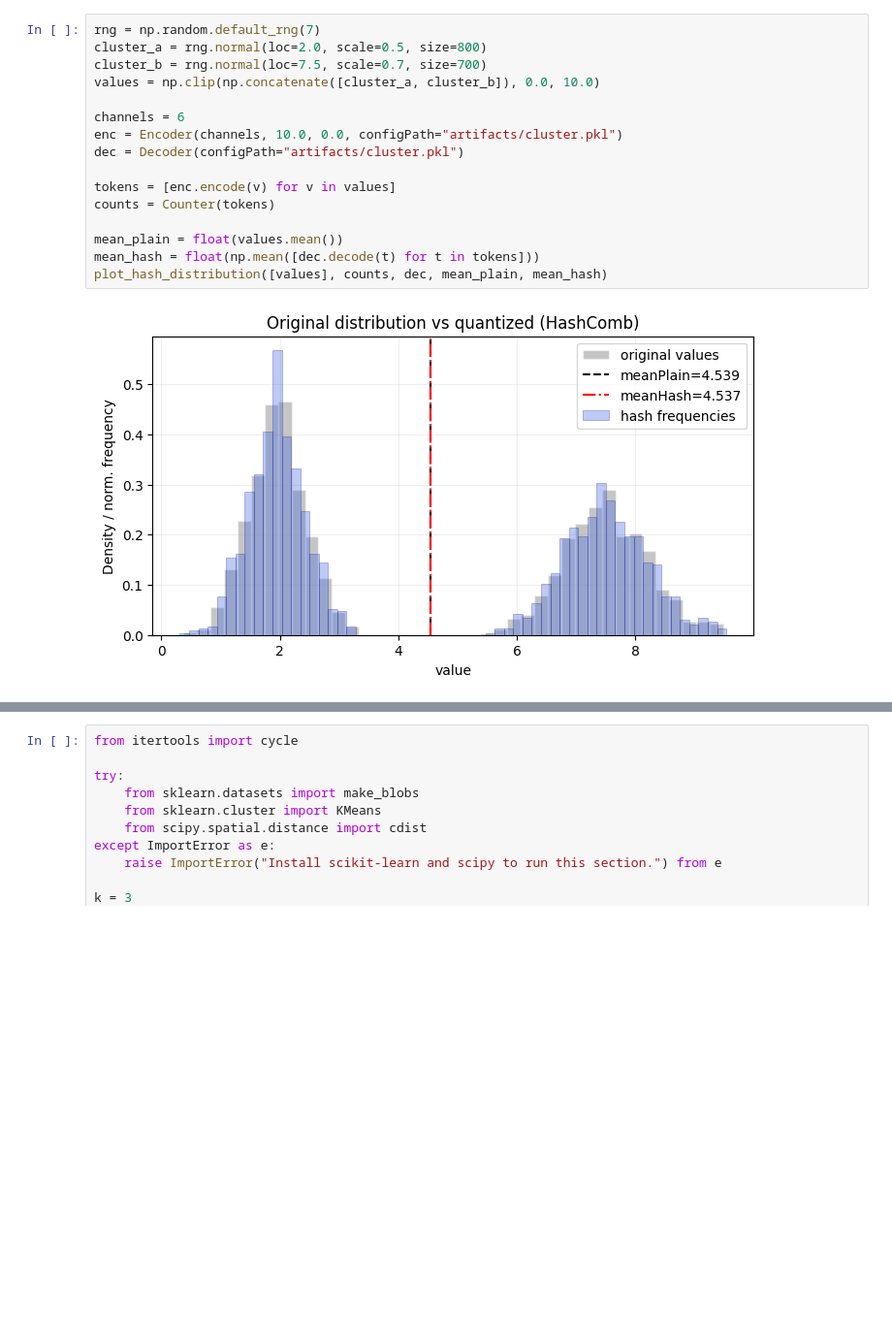
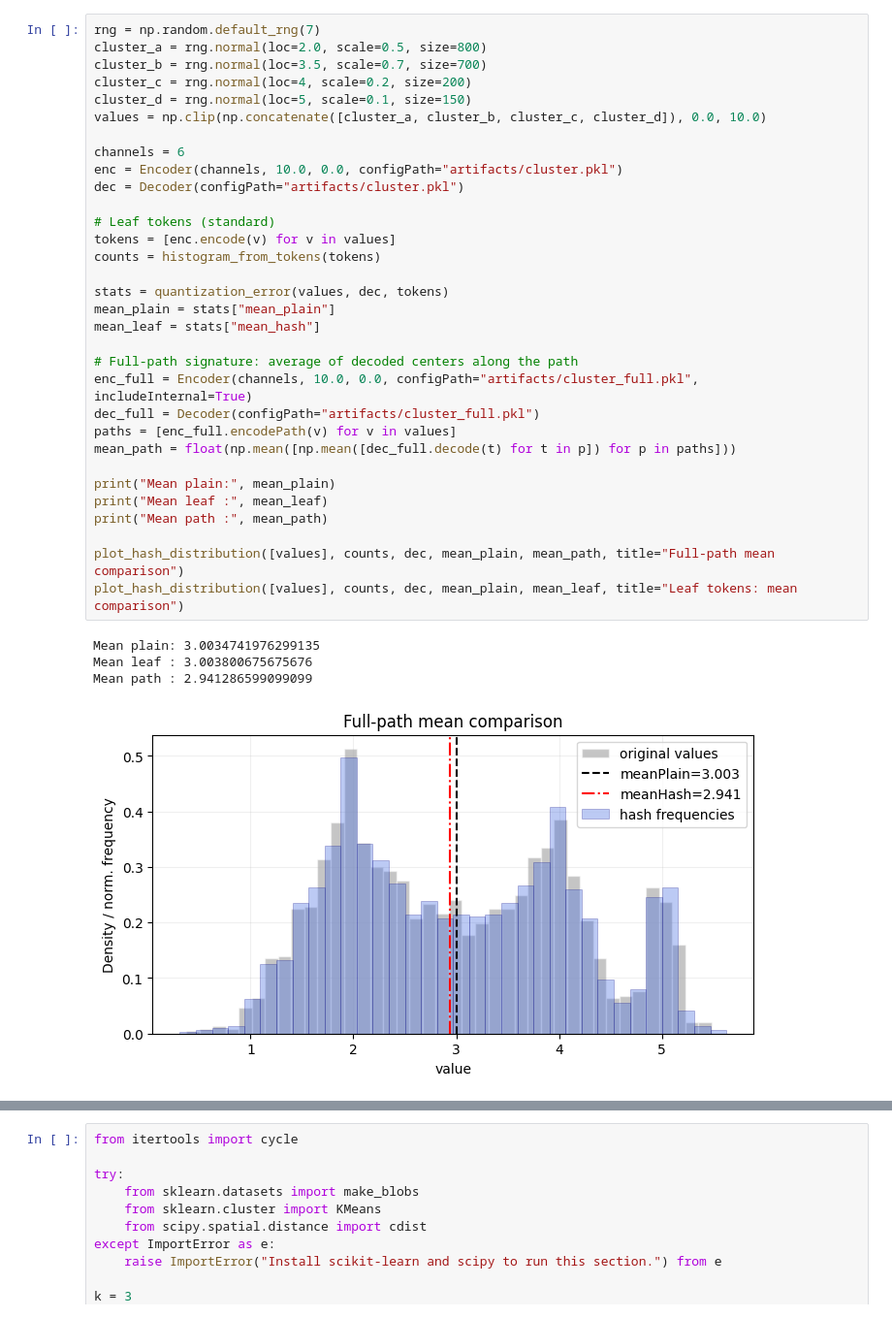
Before and after one commit to davidecerutti/HashComb, a Jupyter notebook: Hash-Comb-Python/notebooks/03_clustering.ipynb, the cells around one changed output, grey strips where cells are left out. Shown at 97% size. Cells and saved outputs as stored; diff of their text form; blank space fills up the shorter version.

```diff
--- a/Hash-Comb-Python/notebooks/03_clustering.ipynb
+++ b/Hash-Comb-Python/notebooks/03_clustering.ipynb
@@ -55,18 +58,37 @@ from utils_plot import plot_hash_distribution
 # %%
 rng = np.random.default_rng(7)
 cluster_a = rng.normal(loc=2.0, scale=0.5, size=800)
-cluster_b = rng.normal(loc=7.5, scale=0.7, size=700)
-values = np.clip(np.concatenate([cluster_a, cluster_b]), 0.0, 10.0)
+cluster_b = rng.normal(loc=3.5, scale=0.7, size=700)
+cluster_c = rng.normal(loc=4, scale=0.2, size=200)
+cluster_d = rng.normal(loc=5, scale=0.1, size=150)
+values = np.clip(np.concatenate([cluster_a, cluster_b, cluster_c, cluster_d]), 0.0, 10.0)
 
 channels = 6
 enc = Encoder(channels, 10.0, 0.0, configPath="artifacts/cluster.pkl")
 dec = Decoder(configPath="artifacts/cluster.pkl")
 
+# Leaf tokens (standard)
 tokens = [enc.encode(v) for v in values]
-counts = Counter(tokens)
+counts = histogram_from_tokens(tokens)
 
-mean_plain = float(values.mean())
-mean_hash = float(np.mean([dec.decode(t) for t in tokens]))
-plot_hash_distribution([values], counts, dec, mean_plain, mean_hash)
+stats = quantization_error(values, dec, tokens)
+mean_plain = stats["mean_plain"]
+mean_leaf = stats["mean_hash"]
+
+# Full-path signature: average of decoded centers along the path
+enc_full = Encoder(channels, 10.0, 0.0, configPath="artifacts/cluster_full.pkl", includeInternal=True)
+dec_full = Decoder(configPath="artifacts/cluster_full.pkl")
+paths = [enc_full.encodePath(v) for v in values]
+mean_path = float(np.mean([np.mean([dec_full.decode(t) for t in p]) for p in paths]))
+
+print("Mean plain:", mean_plain)
+print("Mean leaf :", mean_leaf)
+print("Mean path :", mean_path)
+
+plot_hash_distribution([values], counts, dec, mean_plain, mean_path, title="Full-path mean comparison")
+plot_hash_distribution([values], counts, dec, mean_plain, mean_leaf, title="Leaf tokens: mean comparison")
 # %% [output]
+Mean plain: 3.0034741976299135
+Mean leaf : 3.003800675675676
+Mean path : 2.941286599099099
-[figure, old version]
+[figure, new version]
```
Also changed, not shown: parts of 14 cells of this notebook, 11 other files.
